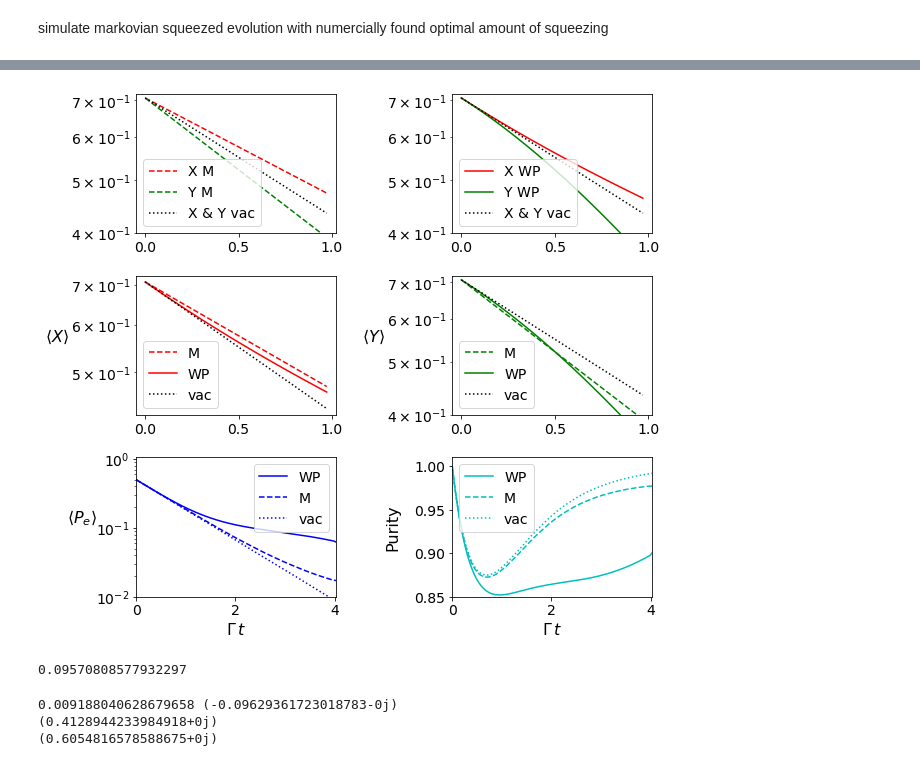
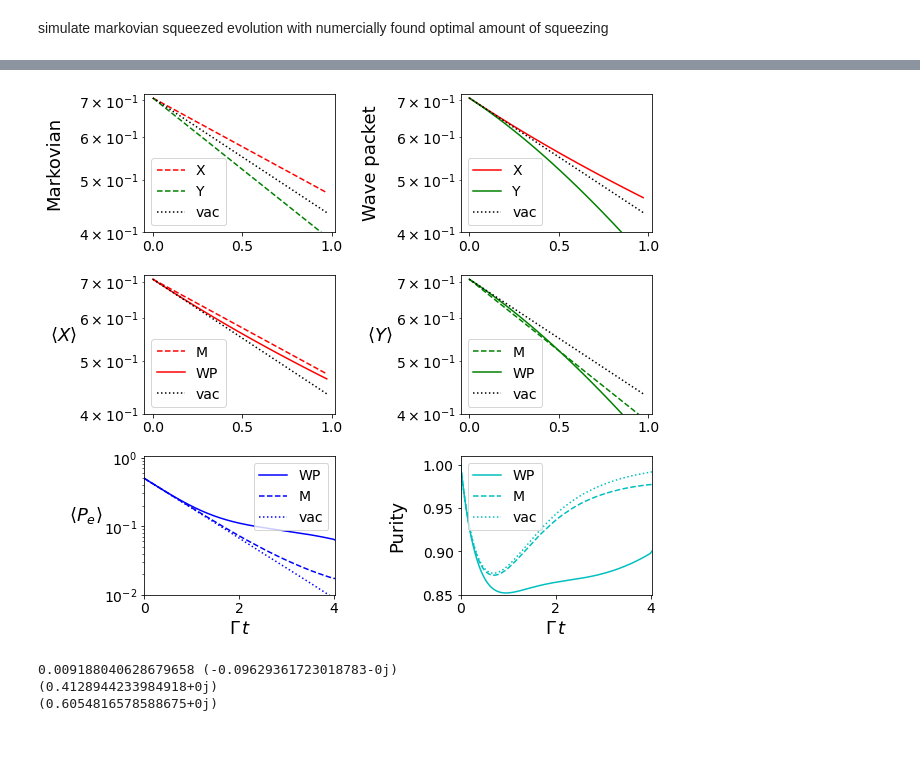
Before and after one commit to CQuIC/pysme, a Jupyter notebook: notebooks/purity-example.ipynb, the cells around one changed output, grey strips where cells are left out. Saved outputs shown, nothing was run; the diff lists cells and outputs as text; code cells hidden in the pictures.

```diff
--- a/notebooks/purity-example.ipynb
+++ b/notebooks/purity-example.ipynb
@@ -354,7 +211,7 @@ axs[0,1].semilogy(times[startz:endz], vac_soln.get_expectations(sigy)[startz:end
 # %%
 SMALL_SIZE = 14
-MEDIUM_SIZE = 16
-BIGGER_SIZE = 18
+MEDIUM_SIZE = 18
+BIGGER_SIZE = 20
 
 plt.rc('font', size=SMALL_SIZE)          # controls default text sizes
 plt.rc('axes', titlesize=SMALL_SIZE)     # fontsize of the axes title
@@ -367,16 +267,18 @@ plt.rc('figure', titlesize=BIGGER_SIZE)  # fontsize of the figure title
 
 fig, axs = plt.subplots(nrows=3,ncols=2, figsize=(9, 8), sharey=False)
 
-axs[0,0].semilogy(times[startz:endz], xm, label='X M',linestyle='--',color='r')
-axs[0,0].semilogy(times[startz:endz], ym, label='Y M',linestyle='--',color='g')
-axs[0,0].semilogy(times[startz:endz], vac_soln.get_expectations(sigy)[startz:endz], label='X & Y vac',linestyle=':',color='k')
+axs[0,0].semilogy(st_pur_dat['timez'], st_pur_dat['xm'], label='X',linestyle='--',color='r')
+axs[0,0].semilogy(st_pur_dat['timez'], st_pur_dat['ym'], label='Y',linestyle='--',color='g')
+axs[0,0].semilogy(st_pur_dat['timez'], st_pur_dat['vac_x'], label='vac',linestyle=':',color='k')
 #axs[1].set_ylabel(r'$\langle Y \rangle$',rotation=0,labelpad=14)
-#axs[0,0].set_title('Markovian')
+axs[0,0].set_ylabel(r'Markovian',labelpad=16)
+
 axs[0,0].set_ylim([4e-1,7.2e-1])
 axs[0,0].legend()
-axs[0,1].semilogy(times[startz:endz], xwp, label='X WP',linestyle='-',color='r')
-axs[0,1].semilogy(times[startz:endz], ywp, label='Y WP',linestyle='-',color='g')
-axs[0,1].semilogy(times[startz:endz], vac_soln.get_expectations(sigx)[startz:endz], label='X & Y vac',linestyle=':',color='k')
+axs[0,1].semilogy(st_pur_dat['timez'], st_pur_dat['xwp'], label='X',linestyle='-',color='r')
+axs[0,1].semilogy(st_pur_dat['timez'], st_pur_dat['ywp'], label='Y',linestyle='-',color='g')
+axs[0,1].semilogy(st_pur_dat['timez'], st_pur_dat['vac_x'], label='vac',linestyle=':',color='k')
+axs[0,1].set_ylabel(r'Wave packet',labelpad=16)
 #axs[0].set_ylabel(r'',rotation=0,labelpad=14)
 axs[0,1].set_ylim([4e-1,7.2e-1])
 #axs[0,1].set_title('Wave packet')
@@ -384,61 +286,52 @@ axs[0,1].legend()
 
 
 
-axs[1,1].semilogy(times[startz:endz], ym, label='M',linestyle='--',color='g')
-axs[1,1].semilogy(times[startz:endz], ywp, label='WP',linestyle='-',color='g')
-axs[1,1].semilogy(times[startz:endz], vac_soln.get_expectations(sigy)[startz:endz], label='vac',linestyle=':',color='k')
-axs[1,1].set_ylabel(r'$\langle Y \rangle$',rotation=0,labelpad=14)
+axs[1,1].semilogy(st_pur_dat['timez'], st_pur_dat['ym'], label='M',linestyle='--',color='g')
+axs[1,1].semilogy(st_pur_dat['timez'], st_pur_dat['ywp'], label='WP',linestyle='-',color='g')
+axs[1,1].semilogy(st_pur_dat['timez'], st_pur_dat['vac_x'], label='vac',linestyle=':',color='k')
+axs[1,1].set_ylabel(r'$\langle Y \rangle$',rotation=0,labelpad=16)
 axs[1,1].set_ylim([4e-1,7.2e-1])
 axs[1,1].legend()
-axs[1,0].semilogy(times[startz:endz], xm, label='M',linestyle='--',color='r')
-axs[1,0].semilogy(times[startz:endz], xwp, label='WP',linestyle='-',color='r')
-axs[1,0].semilogy(times[startz:endz], vac_soln.get_expectations(sigx)[startz:endz], label='vac',linestyle=':',color='k')
-axs[1,0].set_ylabel(r'$\langle X \rangle$',rotation=0,labelpad=14)
-#axs[0,1].set_ylim([4e-1,7.2e-1])
+axs[1,0].semilogy(st_pur_dat['timez'], st_pur_dat['xm'], label='M',linestyle='--',color='r')
+axs[1,0].semilogy(st_pur_dat['timez'], st_pur_dat['xwp'], label='WP',linestyle='-',color='r')
+axs[1,0].semilogy(st_pur_dat['timez'], st_pur_dat['vac_x'], label='vac',linestyle=':',color='k')
+axs[1,0].set_ylabel(r'$\langle X \rangle$',rotation=0,labelpad=16)
+axs[1,0].set_ylim([4e-1,7.2e-1])
 #axs[0].set_yticks(minor=True)
 axs[1,0].legend()
 
 
 
-# asdf
-
-
-
-
-rwp_plot = np.round(r_val_wp,3)
-rbb_plot = np.round(r_val_bb,3)
+rwp_plot = np.round(st_pur_dat['r_val_wp'],3)
+rbb_plot = np.round(st_pur_dat['r_val_bb'],3)
 
 #axs[2,0].plot(times, xi_rect(times,a=0, b=xi_len),label=r'$\xi(t)$',linestyle='--',color='k')
-axs[2,0].semilogy(times, (solns.get_expectations(sigz, vac_rho(n_max)) + 1)/2,label='WP',linestyle='-',color='b')
-axs[2,0].semilogy(times, (markov_soln.get_expectations(sigz) + 1)/2, label='M',linestyle='--',color='b')
-axs[2,0].semilogy(times, (vac_soln.get_expectations(sigz) + 1)/2, label='vac',linestyle=':',color='b')
+axs[2,0].semilogy(st_pur_dat['times'], st_pur_dat['Pewp'],label='WP',linestyle='-',color='b')
+axs[2,0].semilogy(st_pur_dat['times'], st_pur_dat['Pem'], label='M',linestyle='--',color='b')
+axs[2,0].semilogy(st_pur_dat['times'], st_pur_dat['Pevac'], label='vac',linestyle=':',color='b')
 #axs[0].set_yscale('log')
 axs[2,0].set_xlim(0.0, 4.025)
 axs[2,0].set_ylim(1e-2, 1.05)
-axs[2,0].set_ylabel(r'$\langle P_e \rangle $',rotation=0,labelpad=14)
+axs[2,0].set_ylabel(r'$\langle P_e \rangle $',rotation=0,labelpad=18)
 axs[2,0].set_xlabel(r'$\Gamma\, t $')
 axs[2,0].legend()
 
 #axs[2,1].plot(times, solns.get_purities(vac_rho(n_max)),label='WP r =' + str(rwp_plot),linestyle='-',color='c')
 #axs[2,1].plot(times, markov_soln.get_purities(),label='Markov r = ' + str(rbb_plot), linestyle='--',color='c')
-axs[2,1].plot(times, solns.get_purities(vac_rho(n_max)),label='WP',linestyle='-',color='c')
-axs[2,1].plot(times, markov_soln.get_purities(),label='M', linestyle='--',color='c')
-axs[2,1].plot(times, vac_soln.get_purities(),label='vac',linestyle=':',color='c')
+axs[2,1].plot(st_pur_dat['times'], st_pur_dat['Puritywp'],label='WP',linestyle='-',color='c')
+axs[2,1].plot(st_pur_dat['times'], st_pur_dat['Puritym'],label='M', linestyle='--',color='c')
+axs[2,1].plot(st_pur_dat['times'], st_pur_dat['Purityvac'],label='vac',linestyle=':',color='c')
 #f3_ax2.set_yscale('log')
 axs[2,1].set_xlim(0.0, 4.025)
 axs[2,1].set_ylim(0.85, 1.01)
 axs[2,1].set_xlabel(r'$\Gamma\, t $')
-axs[2,1].set_ylabel(r'Purity',labelpad=14)
+axs[2,1].set_ylabel(r'Purity',labelpad=16)
 axs[2,1].legend()#loc='upper left')
 
 
 plt.tight_layout()
 
 name='wp_v_markov_cmp'
-plt.savefig(name+'.pdf',bbox_inches = 'tight', pad_inches = 0.02)
+plt.savefig(name+'.pdf',bbox_inches = 'tight', pad_inches = 0.01)
 # %% [output]
-[figure, old version]
+[figure, new version]
-# %%
-r_val_bb
-# %% [output]
-0.09570808577932297
```
Also changed, not shown: parts of 16 cells of this notebook, 1 other file.
